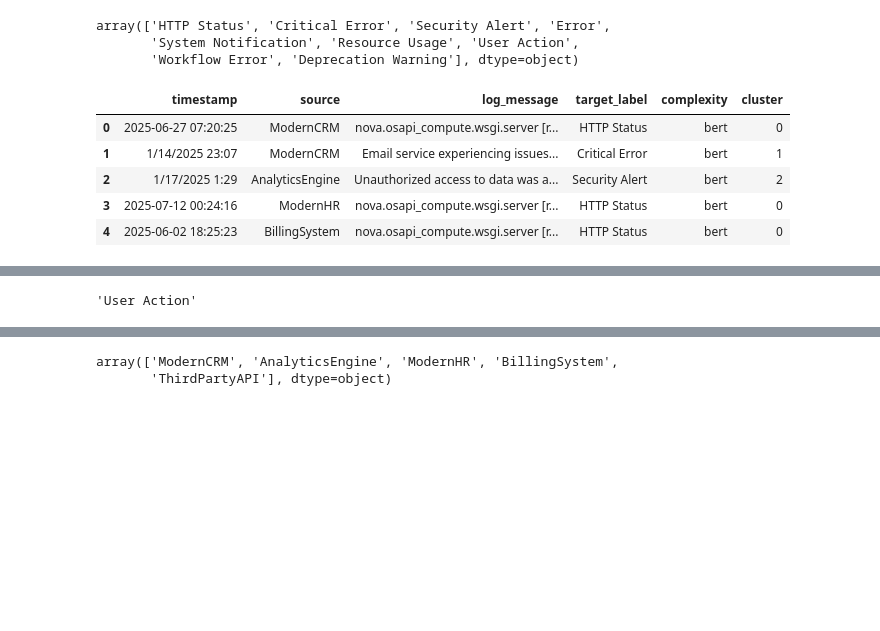
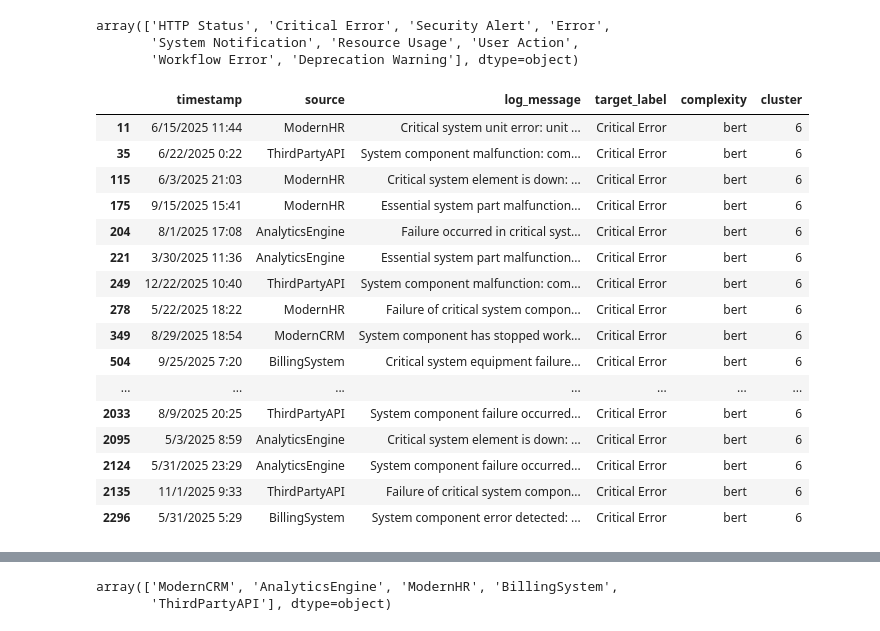
Before and after one commit to Tanny-02/Log_Classification-Report, a Jupyter notebook: training/training.ipynb, the cells around one changed output, grey strips where cells are left out. Saved outputs shown, nothing was run; the diff lists cells and outputs as text; code cells hidden in the pictures; blank space fills up the shorter version.

```diff
--- a/training/training.ipynb
+++ b/training/training.ipynb
@@ -30,14 +30,25 @@ embeddings = model.encode(df['log_message'].tolist())
 clustering = DBSCAN(eps=0.2, min_samples=1, metric='cosine').fit(embeddings)
 df['cluster'] = clustering.labels_
 # %%
-df.head()
+df[df.cluster == 6]
 # %% [output]
 |  | timestamp | source | log_message | target_label | complexity | cluster |
-| 0 | 2025-06-27 07:20:25 | ModernCRM | nova.osapi_compute.wsgi.server [r... | HTTP Status | bert | 0 |
-| 1 | 1/14/2025 23:07 | ModernCRM | Email service experiencing issues... | Critical Error | bert | 1 |
-| 2 | 1/17/2025 1:29 | AnalyticsEngine | Unauthorized access to data was a... | Security Alert | bert | 2 |
-| 3 | 2025-07-12 00:24:16 | ModernHR | nova.osapi_compute.wsgi.server [r... | HTTP Status | bert | 0 |
-| 4 | 2025-06-02 18:25:23 | BillingSystem | nova.osapi_compute.wsgi.server [r... | HTTP Status | bert | 0 |
+| 11 | 6/15/2025 11:44 | ModernHR | Critical system unit error: unit ... | Critical Error | bert | 6 |
+| 35 | 6/22/2025 0:22 | ThirdPartyAPI | System component malfunction: com... | Critical Error | bert | 6 |
+| 115 | 6/3/2025 21:03 | ModernHR | Critical system element is down: ... | Critical Error | bert | 6 |
+| 175 | 9/15/2025 15:41 | ModernHR | Essential system part malfunction... | Critical Error | bert | 6 |
+| 204 | 8/1/2025 17:08 | AnalyticsEngine | Failure occurred in critical syst... | Critical Error | bert | 6 |
+| 221 | 3/30/2025 11:36 | AnalyticsEngine | Essential system part malfunction... | Critical Error | bert | 6 |
+| 249 | 12/22/2025 10:40 | ThirdPartyAPI | System component malfunction: com... | Critical Error | bert | 6 |
+| 278 | 5/22/2025 18:22 | ModernHR | Failure of critical system compon... | Critical Error | bert | 6 |
+| 349 | 8/29/2025 18:54 | ModernCRM | System component has stopped work... | Critical Error | bert | 6 |
+| 504 | 9/25/2025 7:20 | BillingSystem | Critical system equipment failure... | Critical Error | bert | 6 |
+| ... | ... | ... | ... | ... | ... | ... |
+| 2033 | 8/9/2025 20:25 | ThirdPartyAPI | System component failure occurred... | Critical Error | bert | 6 |
+| 2095 | 5/3/2025 8:59 | AnalyticsEngine | Critical system element is down: ... | Critical Error | bert | 6 |
+| 2124 | 5/31/2025 23:29 | AnalyticsEngine | System component failure occurred... | Critical Error | bert | 6 |
+| 2135 | 11/1/2025 9:33 | ThirdPartyAPI | Failure of critical system compon... | Critical Error | bert | 6 |
+| 2296 | 5/31/2025 5:29 | BillingSystem | System component error detected: ... | Critical Error | bert | 6 |
 # %%
 clusters = df.groupby('cluster')['log_message'].apply(list)
 sorted_clusters = clusters.sort_values(key=lambda x: x.map(len), ascending=False)
@@ -84,9 +95,7 @@ def classify_with_regex(log_message):
             return label
     return None
 # %%
-classify_with_regex("User User876 logged in.")
+classify_with_regex("What is up")
-# %% [output]
-'User Action'
 # %%
 # Apply regex classification
 df['regex_label'] = df['log_message'].apply(lambda x: classify_with_regex(x))
```
Also changed, not shown: parts of 3 cells of this notebook, 3 other files.
